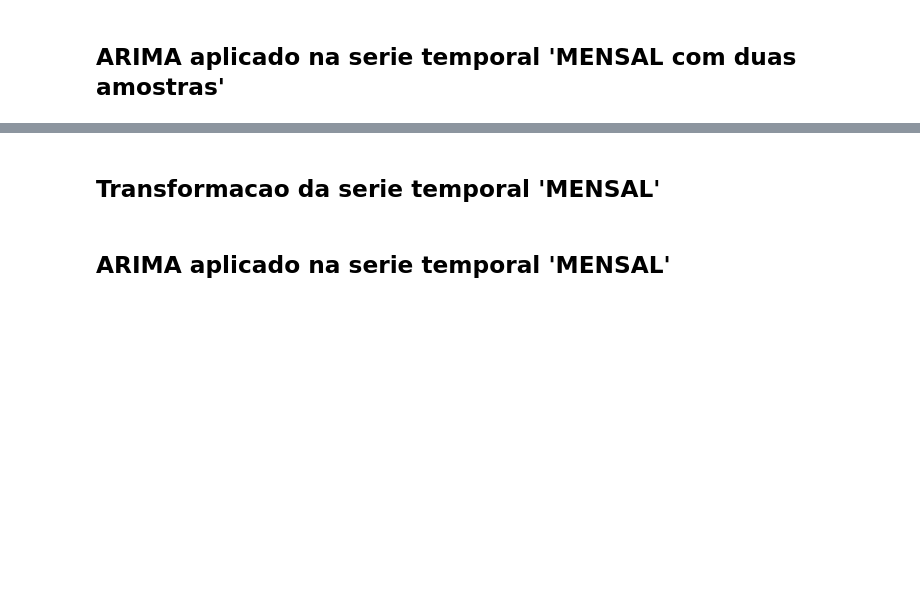
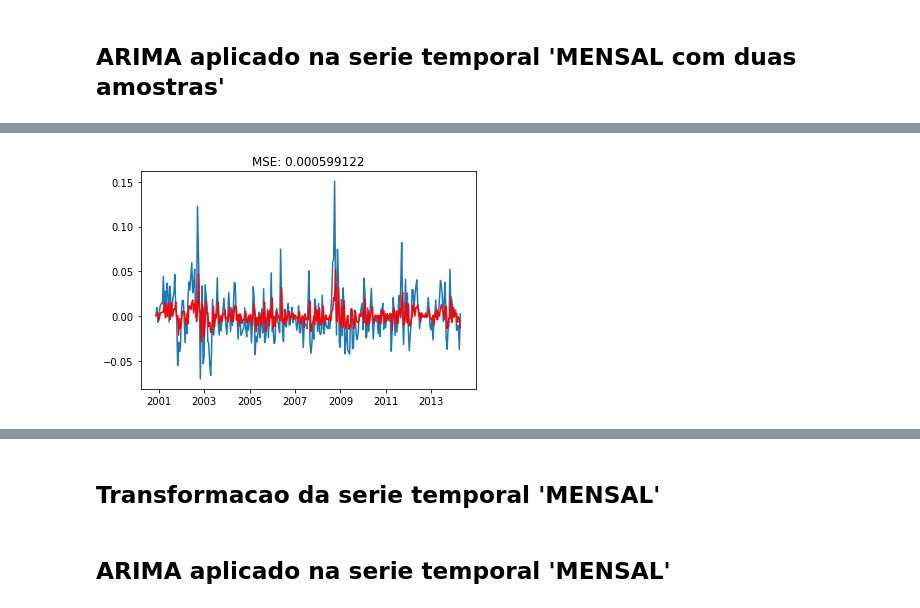
Before and after one commit to jorgealmeidajr/tcc-senai-timeseries, a Jupyter notebook: src/timeseries01-arima.ipynb, the cells around one changed output, grey strips where cells are left out. Saved outputs shown, nothing was run; the diff lists cells and outputs as text; code cells hidden in the pictures; blank space fills up the shorter version.

```diff
--- a/src/timeseries01-arima.ipynb
+++ b/src/timeseries01-arima.ipynb
@@ -40,16 +57,16 @@ timeseries.plot_train_and_test(train, test)
 # %%
 # melhores parametros encontrados no Grid Search
 arima_params = (0, 1, 1)
 
 model = ARIMA(train, order=arima_params)
 results_ARIMA = model.fit(disp=-1)
 
-train_size = int(len(ts_transform['ts_log_diff']) * PORCENTAGEM)
-ts_train = ts_transform['ts_log_diff'][0:train_size]
+train_size = int(len(ts_transform['ts_log_diff']) * constants.PORCENTAGEM)
+ts_train = ts_transform['ts_log_diff'][0:train_size-1]
 
-plt.plot(ts_train.index.to_pydatetime(), ts_train.values)
-plt.plot(ts_train.index.to_pydatetime(), results_ARIMA.fittedvalues, color='red')
-plt.title('MSE: %.9f' % mean_squared_error(ts_train.values, results_ARIMA.fittedvalues.values))
+timeseries.plot_train_and_arima(ts_train, results_ARIMA)
+# %% [output]
+[figure, added]
 # %%
 predictions_ARIMA_diff = pd.Series(results_ARIMA.fittedvalues, copy=True)
 
```
Also changed, not shown: parts of 8 cells of this notebook, 5 other files.
